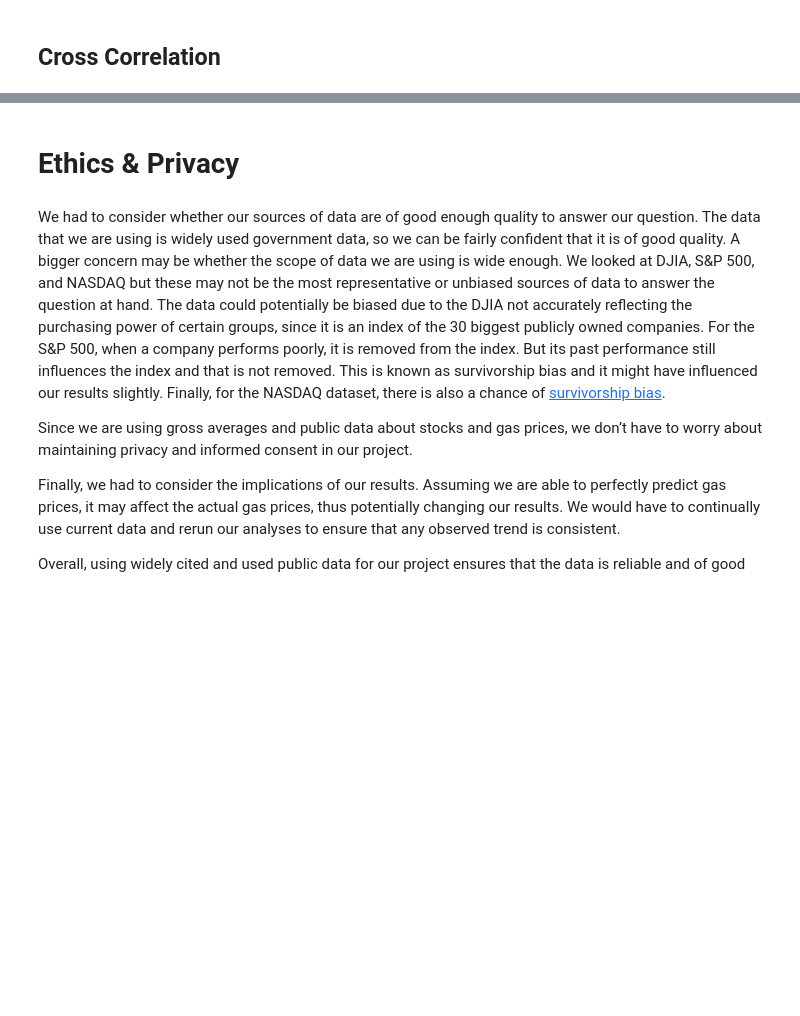
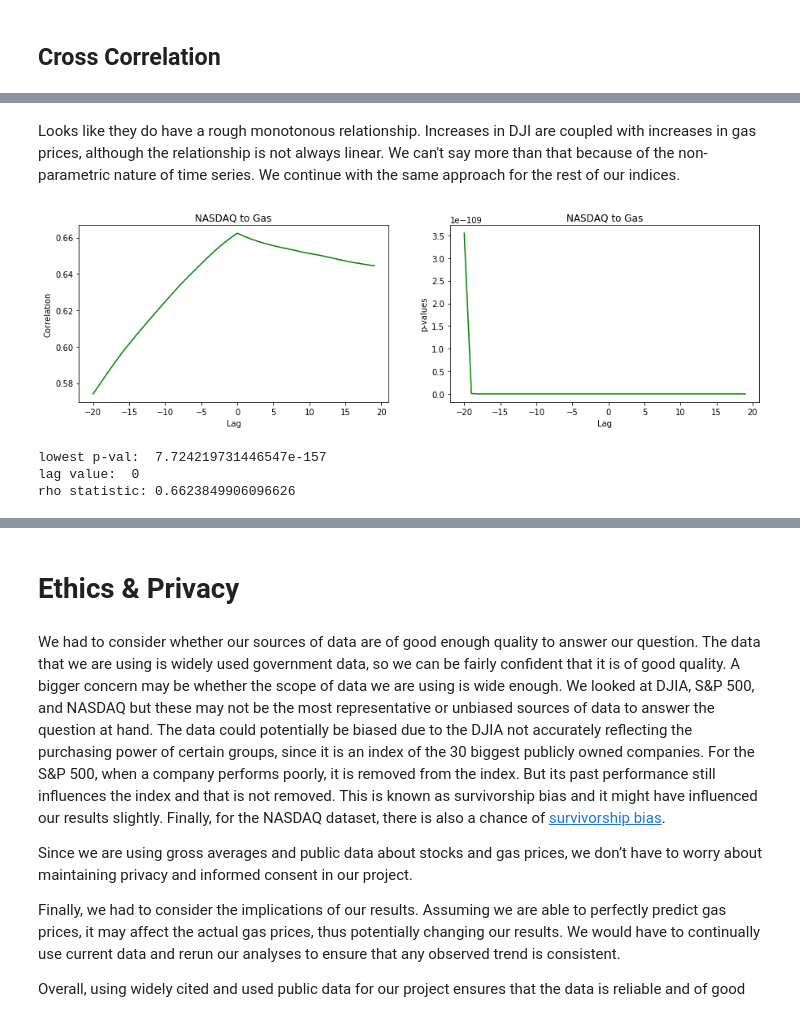
Before and after one commit to Allen-Z-4230/FutureGas, a Jupyter notebook: FinalProject_group40.ipynb, the cells around one changed output, grey strips where cells are left out. Cells and saved outputs as stored; diff of their text form; code cells hidden in the pictures; blank space fills up the shorter version.

```diff
--- a/FinalProject_group40.ipynb
+++ b/FinalProject_group40.ipynb
@@ -789,0 +894,28 @@ if time permits: bagging
+# %% [markdown]
+Looks like they do have a rough monotonous relationship. Increases in DJI are coupled with increases in gas prices, although the relationship is not always linear. We can't say more than that because of the non-parametric nature of time series. We continue with the same approach for the rest of our indices.
+# %%
+plt.figure(figsize=(15,4))
+
+plt.subplot(1, 2, 1)
+plt.plot(np.arange(-20, 20), rhos_nasdaq, color = 'g')
+plt.xlabel("Lag")
+plt.ylabel("Correlation")
+plt.title('NASDAQ to Gas')
+
+plt.subplot(1, 2, 2)
+plt.plot(np.arange(-20, 20), pvals_nasdaq, color = 'g')
+plt.xlabel("Lag")
+plt.ylabel("p-values")
+plt.title('NASDAQ to Gas')
+
+plt.show()
+# %% [output]
+[figure, added]
+# %%
+print('lowest p-val: ', min(pvals_nasdaq))
+print('lag value: ', pvals_nasdaq.index(min(pvals_nasdaq)) - 20)
+print('rho statistic: {}'. format(rhos_nasdaq[pvals_nasdaq.index(min(pvals_nasdaq))]))
+# %% [output]
+lowest p-val:  7.724219731446547e-157
+lag value:  0
+rho statistic: 0.6623849906096626
```
Also changed, not shown: parts of 49 cells of this notebook.
